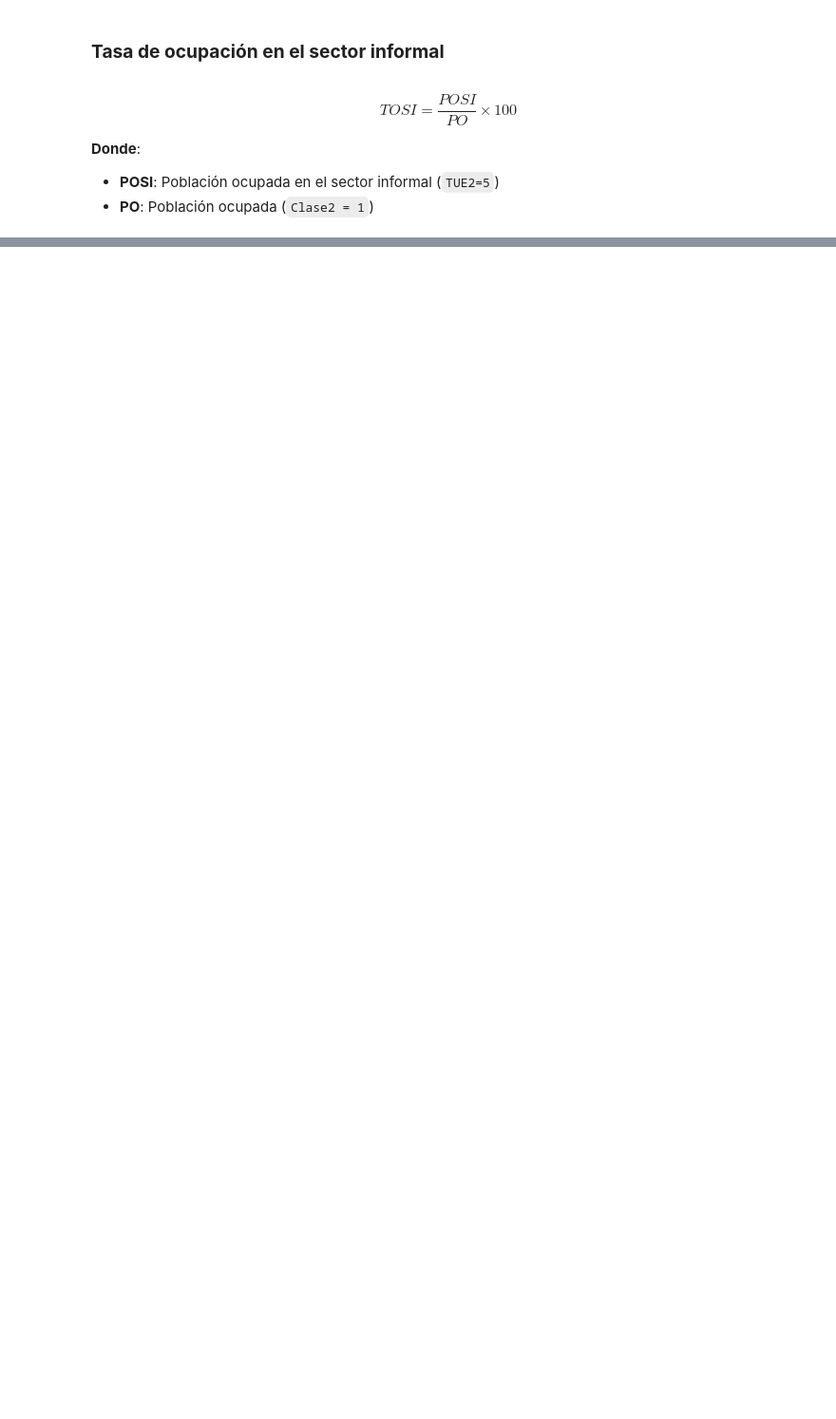
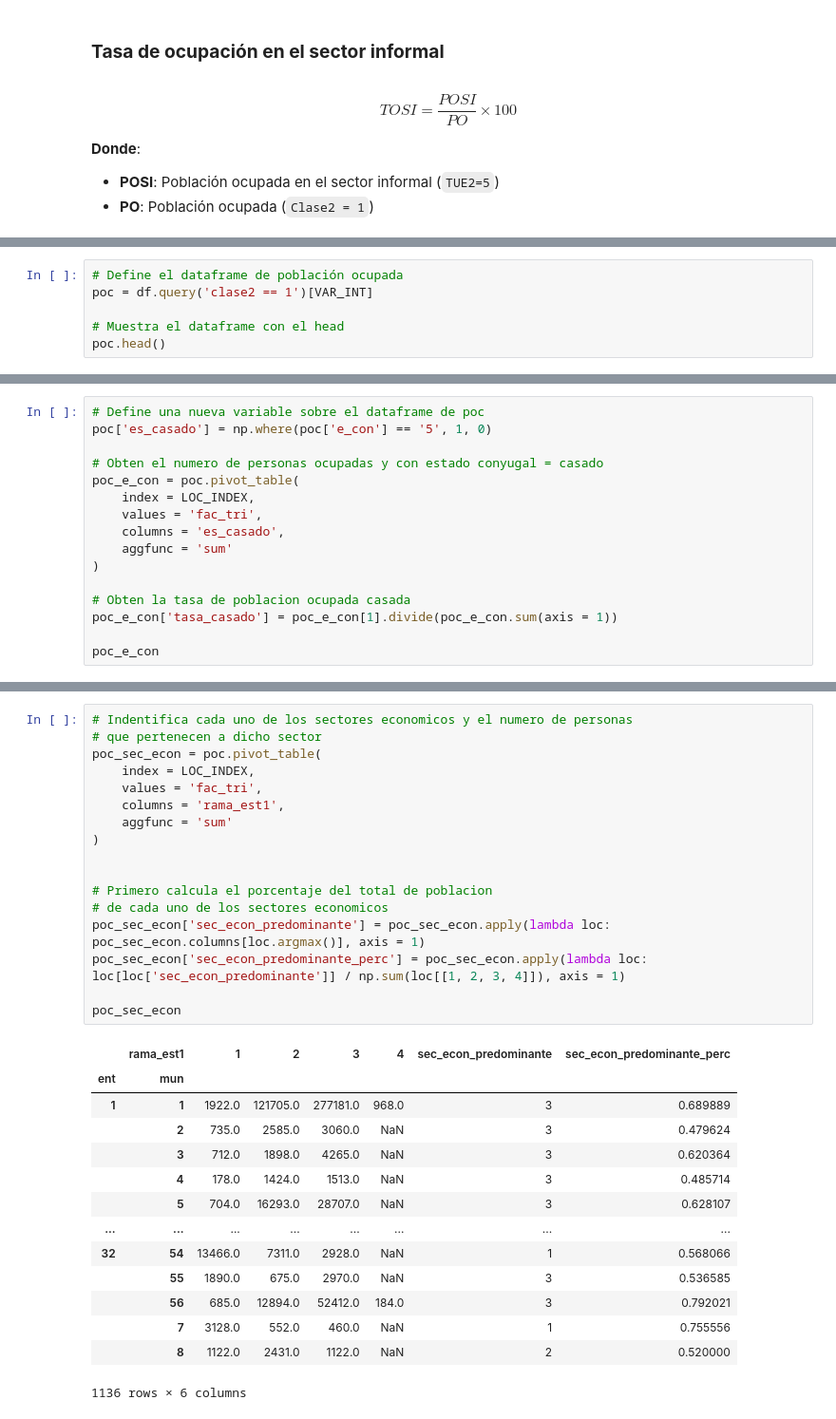
Before and after one commit to system-rowb/Data-Portfolio, a Jupyter notebook: Visualization/GEO_Informalidad_Mexico/GEO_Informalidad_Mexico.ipynb, the cells around one changed output, grey strips where cells are left out. Shown at 95% size. Drawn from its saved outputs; the diff is of its cells as text; blank space fills up the shorter version.

```diff
--- a/Visualization/GEO_Informalidad_Mexico/GEO_Informalidad_Mexico.ipynb
+++ b/Visualization/GEO_Informalidad_Mexico/GEO_Informalidad_Mexico.ipynb
@@ -490,0 +572,6 @@ tosi
+# %%
+# Define el dataframe de población ocupada
+poc = df.query('clase2 == 1')[VAR_INT]
+
+# Muestra el dataframe con el head
+poc.head()
@@ -516,0 +687,16 @@ edad_pea
+# %%
+# Define una nueva variable sobre el dataframe de poc
+poc['es_casado'] = np.where(poc['e_con'] == '5', 1, 0)
+
+# Obten el numero de personas ocupadas y con estado conyugal = casado
+poc_e_con = poc.pivot_table(
+    index = LOC_INDEX,
+    values = 'fac_tri',
+    columns = 'es_casado',
+    aggfunc = 'sum'
+)
+
+# Obten la tasa de poblacion ocupada casada
+poc_e_con['tasa_casado'] = poc_e_con[1].divide(poc_e_con.sum(axis = 1))
+
+poc_e_con
@@ -516,0 +733,32 @@ edad_pea
+# %%
+# Indentifica cada uno de los sectores economicos y el numero de personas
+# que pertenecen a dicho sector
+poc_sec_econ = poc.pivot_table(
+    index = LOC_INDEX,
+    values = 'fac_tri',
+    columns = 'rama_est1',
+    aggfunc = 'sum'
+)
+
+
+# Primero calcula el porcentaje del total de poblacion
+# de cada uno de los sectores economicos
+poc_sec_econ['sec_econ_predominante'] = poc_sec_econ.apply(lambda loc: poc_sec_econ.columns[loc.argmax()], axis = 1)
+poc_sec_econ['sec_econ_predominante_perc'] = poc_sec_econ.apply(lambda loc: loc[loc['sec_econ_predominante']] / np.sum(loc[[1, 2, 3, 4]]), axis = 1)
+
+poc_sec_econ
+# %% [output]
+|  | rama_est1 | 1 | 2 | 3 | 4 | sec_econ_predominante | sec_econ_predominante_perc |
+| ent | mun |  |  |  |  |  |  |
+| 1 | 1 | 1922.0 | 121705.0 | 277181.0 | 968.0 | 3 | 0.689889 |
+|  | 2 | 735.0 | 2585.0 | 3060.0 | NaN | 3 | 0.479624 |
+|  | 3 | 712.0 | 1898.0 | 4265.0 | NaN | 3 | 0.620364 |
+|  | 4 | 178.0 | 1424.0 | 1513.0 | NaN | 3 | 0.485714 |
+|  | 5 | 704.0 | 16293.0 | 28707.0 | NaN | 3 | 0.628107 |
+| ... | ... | ... | ... | ... | ... | ... | ... |
+| 32 | 54 | 13466.0 | 7311.0 | 2928.0 | NaN | 1 | 0.568066 |
+|  | 55 | 1890.0 | 675.0 | 2970.0 | NaN | 3 | 0.536585 |
+|  | 56 | 685.0 | 12894.0 | 52412.0 | 184.0 | 3 | 0.792021 |
+|  | 7 | 3128.0 | 552.0 | 460.0 | NaN | 1 | 0.755556 |
+|  | 8 | 1122.0 | 2431.0 | 1122.0 | NaN | 2 | 0.520000 |
+1136 rows × 6 columns
```
Also changed, not shown: parts of 25 cells of this notebook.
